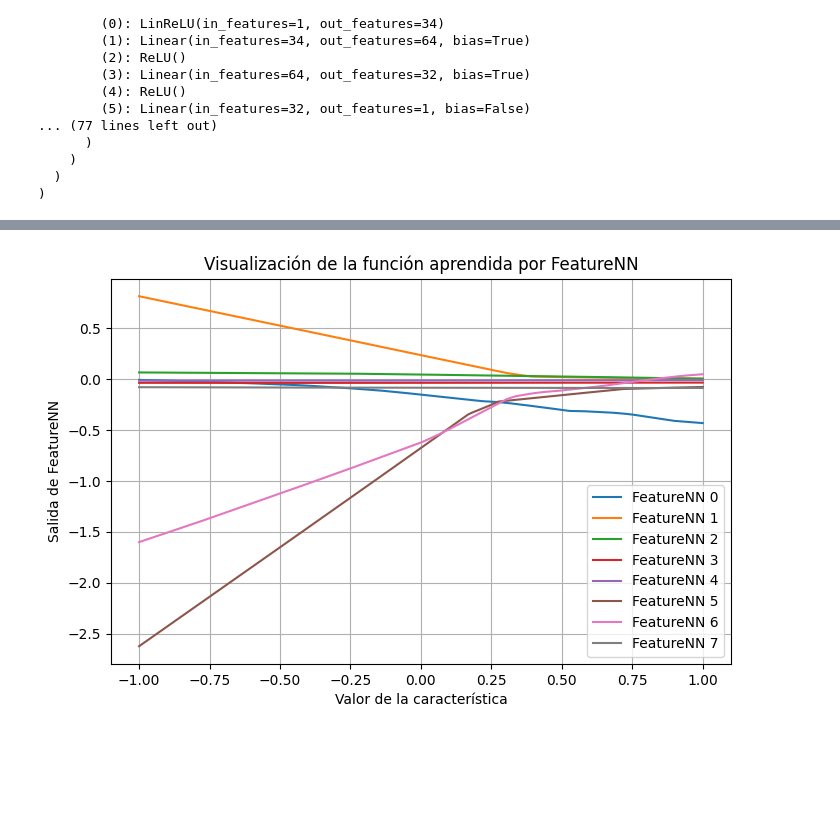
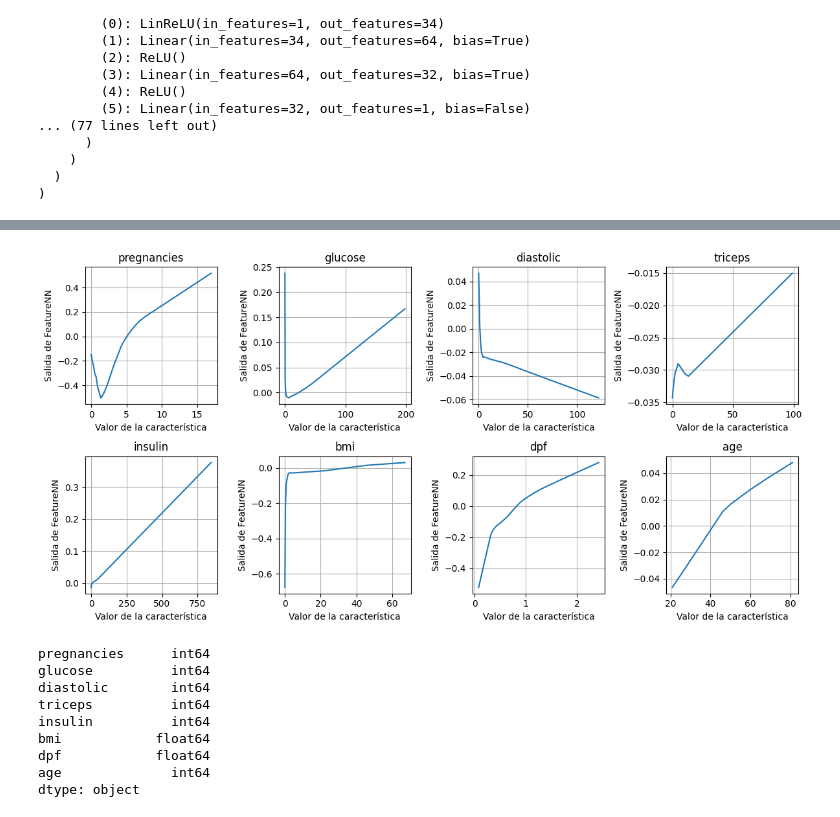
Before and after one commit to bmihaljevic/tfg-interpretml, a Jupyter notebook: experimental_notebooks/nam/trying_our_nam_model.ipynb, the cells around one changed output, grey strips where cells are left out. Cells and saved outputs as stored; diff of their text form; code cells hidden in the pictures; blank space fills up the shorter version.

```diff
--- a/experimental_notebooks/nam/trying_our_nam_model.ipynb
+++ b/experimental_notebooks/nam/trying_our_nam_model.ipynb
@@ -134,20 +146,34 @@ plt.show()
 # %%
-plt.figure(figsize=(8, 5))
+fig, axes = plt.subplots(2, 4, figsize=(12, 6))
+axes = axes.flatten()
 
 for i in range(8):
     plot = model.plot(i)
     x = plot['x']
     y = plot['y']
     conf_int = plot['conf_int']
 
-    plt.plot(x, y, label=f"FeatureNN {i}")
+    ax = axes[i]
+    ax.plot(x, y)
 
-    plt.xlabel("Valor de la característica")
-    plt.ylabel("Salida de FeatureNN")
-    plt.title("Visualización de la función aprendida por FeatureNN")
-    plt.grid(True)
-    plt.legend()
+    ax.set_xlabel("Valor de la característica")
+    ax.set_ylabel("Salida de FeatureNN")
+    ax.set_title(X_train.columns[i])
+    ax.grid(True)
 
+plt.tight_layout()
 plt.show()
 # %% [output]
-[figure, old version]
+[figure, new version]
+# %%
+X_train.dtypes
+# %% [output]
+pregnancies      int64
+glucose          int64
+diastolic        int64
+triceps          int64
+insulin          int64
+bmi            float64
+dpf            float64
+age              int64
+dtype: object
```
Also changed, not shown: parts of 7 cells of this notebook, 5 other files.
